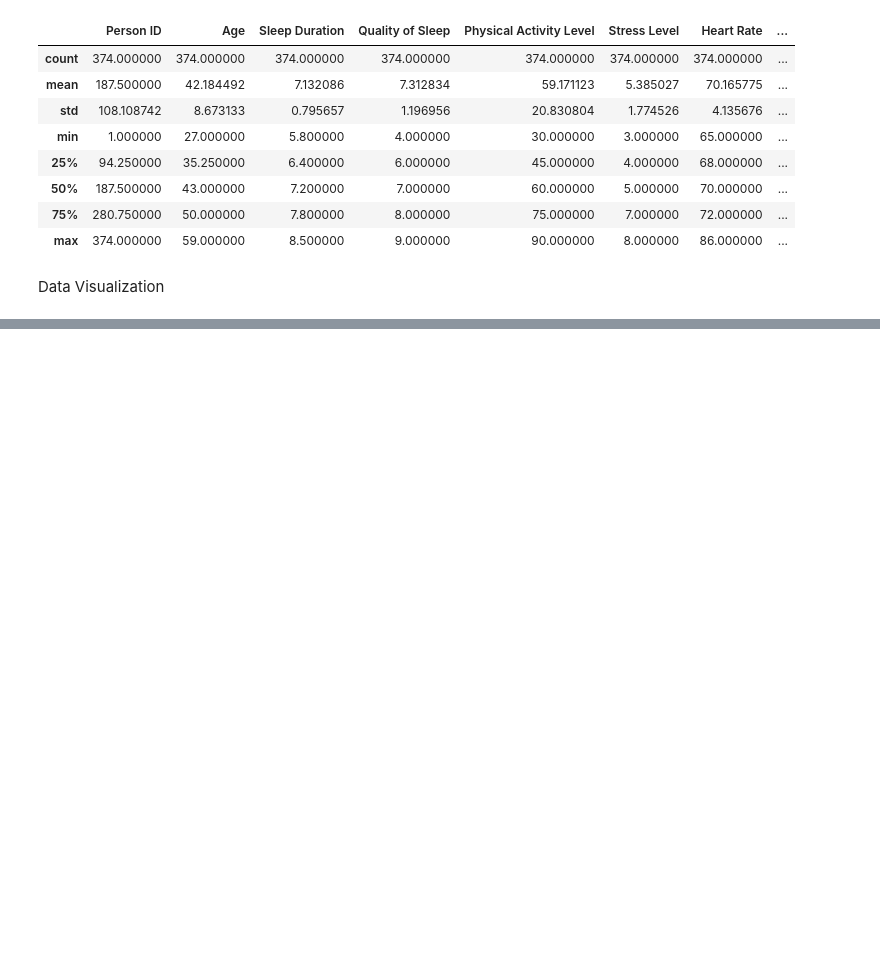
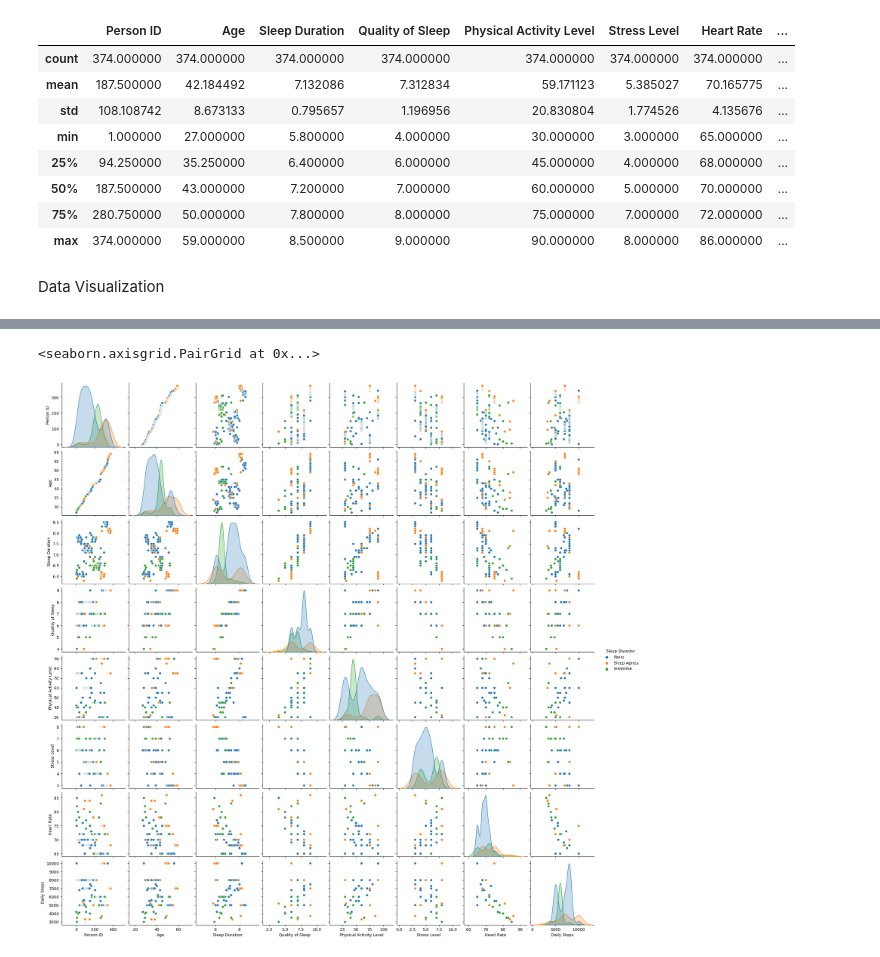
Before and after one commit to Waszka22/PfDA_Assignment, a Jupyter notebook: PfDA_Assignment.ipynb, the cells around one changed output, grey strips where cells are left out. Cells and saved outputs as stored; diff of their text form; code cells hidden in the pictures; blank space fills up the shorter version.

```diff
--- a/PfDA_Assignment.ipynb
+++ b/PfDA_Assignment.ipynb
@@ -130,0 +150,5 @@ import matplotlib.pyplot as plt
+# %%
+sns.pairplot(data = df, hue = "Sleep Disorder")
+# %% [output]
+<seaborn.axisgrid.PairGrid at 0x...>
+[figure, added]
```
Also changed, not shown: parts of 4 cells of this notebook.
